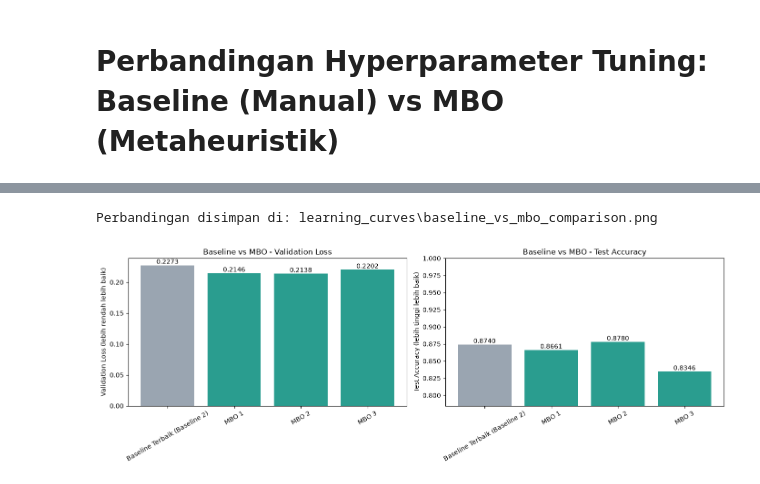
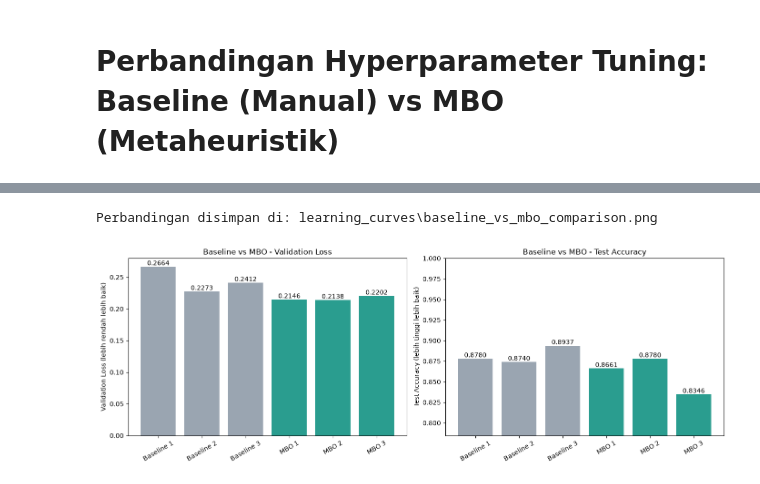
Before and after one commit to EmirAtthariq/Smiles2Vec_LSTM, a Jupyter notebook: smiles2vec_LSTM.ipynb, the cells around one changed output, grey strips where cells are left out. Drawn from its saved outputs; the diff is of its cells as text; code cells hidden in the pictures.

Commit message:
update comparison

```diff
--- a/smiles2vec_LSTM.ipynb
+++ b/smiles2vec_LSTM.ipynb
@@ -946,22 +946,19 @@ F1-Score  : 0.8724
 # %% [markdown]
 # Perbandingan Hyperparameter Tuning: Baseline (Manual) vs MBO (Metaheuristik)
 # %%
-# Baseline pembanding = konfigurasi manual terbaik (val_loss akhir terendah),
-# analog ke "default parameters" pada GridSearchCV: dipilih tanpa pencarian
-# otomatis, dievaluasi di validation split yang SAMA dengan MBO.
-best_baseline_name = min(
-    baseline_configs,
-    key=lambda name: baseline_histories[name]["val_loss"][-1]
-)
+comparison_rows = []
 
-comparison_rows = [{
-    "Model": f"Baseline Terbaik ({best_baseline_name})",
-    "Tipe": "Manual (Tanpa Tuning)",
-    "Val Loss (akhir)": baseline_histories[best_baseline_name]["val_loss"][-1],
-    "Test Accuracy": baseline_eval_results[best_baseline_name]["test"]["accuracy"],
-    "Test F1": baseline_eval_results[best_baseline_name]["test"]["f1_score"],
-}]
+# Semua baseline manual (bukan cuma yang val_loss akhirnya terendah)
+for name, units_list in baseline_configs.items():
+    comparison_rows.append({
+        "Model": name,
+        "Tipe": "Manual (Tanpa Tuning)",
+        "Val Loss (akhir)": baseline_histories[name]["val_loss"][-1],
+        "Test Accuracy": baseline_eval_results[name]["test"]["accuracy"],
+        "Test F1": baseline_eval_results[name]["test"]["f1_score"],
+    })
 
+# Semua skema MBO
 for scheme_name, result in mbo_results.items():
     comparison_rows.append({
         "Model": scheme_name,
@@ -977,7 +974,8 @@ display(comparison_df)
 # Bar chart
 fig, axes = plt.subplots(1, 2, figsize=(14, 5))
 
-colors = ["#9aa5b1"] + ["#2a9d8f"] * len(mbo_results)
+# warna abu-abu utk baseline manual, hijau utk MBO
+colors = ["#9aa5b1"] * len(baseline_configs) + ["#2a9d8f"] * len(mbo_results)
 
 axes[0].bar(comparison_df.index, comparison_df["Val Loss (akhir)"], color=colors)
 axes[0].set_ylabel("Validation Loss (lebih rendah lebih baik)")
@@ -1006,5 +1006,5 @@ plt.show()
 | MBO 1 | MBO (Tuned) | 0.214555 | 0.866142 | 0.865079 |
 | MBO 2 | MBO (Tuned) | 0.213826 | 0.877953 | 0.872428 |
 | MBO 3 | MBO (Tuned) | 0.220185 | 0.834646 | 0.826446 |
 Perbandingan disimpan di: learning_curves\baseline_vs_mbo_comparison.png
-[figure, old version]
+[figure, new version]
```
Also changed, not shown: parts of 1 cell of this notebook, 1 other file.
